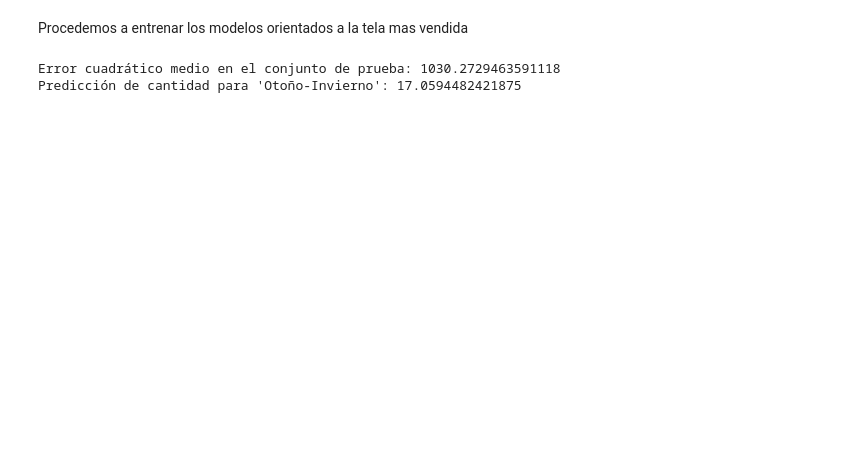
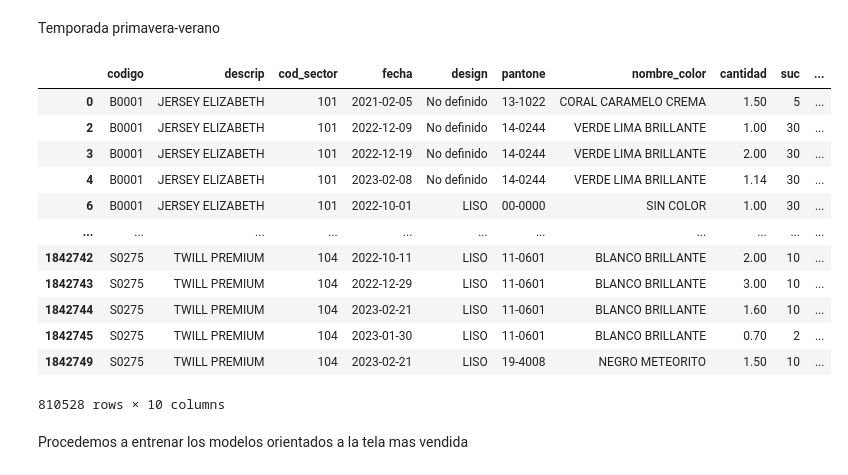
Before and after one commit to nicolasvargaszz/stock-MachineLearning, a Jupyter notebook: datoslimpios.ipynb, the cells around one changed output. Saved outputs shown, nothing was run; the diff lists cells and outputs as text; code cells hidden in the pictures; blank space fills up the shorter version.

```diff
--- a/datoslimpios.ipynb
+++ b/datoslimpios.ipynb
@@ -221,48 +219,20 @@ Index(['codigo', 'cod_sector', 'fecha', 'design', 'pantone', 'cantidad', 'suc',
+# %% [markdown]
+Temporada primavera-verano
+# %%
+df_primavera_verano
+# %% [output]
+|  | codigo | descrip | cod_sector | fecha | design | pantone | nombre_color | cantidad | suc | ... |
+| 0 | B0001 | JERSEY ELIZABETH | 101 | 2021-02-05 | No definido | 13-1022 | CORAL CARAMELO CREMA | 1.50 | 5 | ... |
+| 2 | B0001 | JERSEY ELIZABETH | 101 | 2022-12-09 | No definido | 14-0244 | VERDE LIMA BRILLANTE | 1.00 | 30 | ... |
+| 3 | B0001 | JERSEY ELIZABETH | 101 | 2022-12-19 | No definido | 14-0244 | VERDE LIMA BRILLANTE | 2.00 | 30 | ... |
+| 4 | B0001 | JERSEY ELIZABETH | 101 | 2023-02-08 | No definido | 14-0244 | VERDE LIMA BRILLANTE | 1.14 | 30 | ... |
+| 6 | B0001 | JERSEY ELIZABETH | 101 | 2022-10-01 | LISO | 00-0000 | SIN COLOR | 1.00 | 30 | ... |
+| ... | ... | ... | ... | ... | ... | ... | ... | ... | ... | ... |
+| 1842742 | S0275 | TWILL PREMIUM | 104 | 2022-10-11 | LISO | 11-0601 | BLANCO BRILLANTE | 2.00 | 10 | ... |
+| 1842743 | S0275 | TWILL PREMIUM | 104 | 2022-12-29 | LISO | 11-0601 | BLANCO BRILLANTE | 3.00 | 10 | ... |
+| 1842744 | S0275 | TWILL PREMIUM | 104 | 2023-02-21 | LISO | 11-0601 | BLANCO BRILLANTE | 1.60 | 10 | ... |
+| 1842745 | S0275 | TWILL PREMIUM | 104 | 2023-01-30 | LISO | 11-0601 | BLANCO BRILLANTE | 0.70 | 2 | ... |
+| 1842749 | S0275 | TWILL PREMIUM | 104 | 2023-02-21 | LISO | 19-4008 | NEGRO METEORITO | 1.50 | 10 | ... |
+810528 rows × 10 columns
 # %% [markdown]
 Procedemos a entrenar los modelos orientados a la tela mas vendida
-# %%
-import pandas as pd
-from sklearn.model_selection import train_test_split
-from sklearn.linear_model import LinearRegression
-from sklearn.preprocessing import OneHotEncoder
-from sklearn.compose import ColumnTransformer
-from sklearn.pipeline import Pipeline
-from sklearn.metrics import mean_squared_error
-import numpy as np
-
-
-# Dividir los datos en características (X) y la variable objetivo (y)
-X = datos_top1_tela[['temporada_venta']]
-y = datos_top1_tela['cantidad']
-
-# Dividir los datos en conjuntos de entrenamiento y prueba
-X_train, X_test, y_train, y_test = train_test_split(X, y, test_size=0.2, random_state=42)
-
-# Definir el preprocesamiento para variables categóricas (one-hot encoding)
-preprocessor = ColumnTransformer(
-    transformers=[('cat', OneHotEncoder(), ['temporada_venta'])],
-    remainder='passthrough'
-)
-
-# Crear un pipeline con preprocesamiento y regresión lineal
-model = Pipeline(steps=[('preprocessor', preprocessor),
-                        ('regressor', LinearRegression())])
-
-# Entrenar el modelo
-model.fit(X_train, y_train)
-
-# Realizar predicciones en el conjunto de prueba
-y_pred = model.predict(X_test)
-
-# Calcular el error cuadrático medio
-mse = mean_squared_error(y_test, y_pred)
-print(f"Error cuadrático medio en el conjunto de prueba: {mse}")
-
-# Hacer una predicción para una nueva temporada (por ejemplo, 'Otoño-Invierno')
-nueva_temporada = pd.DataFrame({'temporada_venta': ['Otonho-Invierno']})
-cantidad_predicha = model.predict(nueva_temporada)
-
-print(f"Predicción de cantidad para 'Otoño-Invierno': {cantidad_predicha[0]}")
-# %% [output]
-Error cuadrático medio en el conjunto de prueba: 1030.2729463591118
-Predicción de cantidad para 'Otoño-Invierno': 17.0594482421875
```
Also changed, not shown: parts of 49 cells of this notebook.
